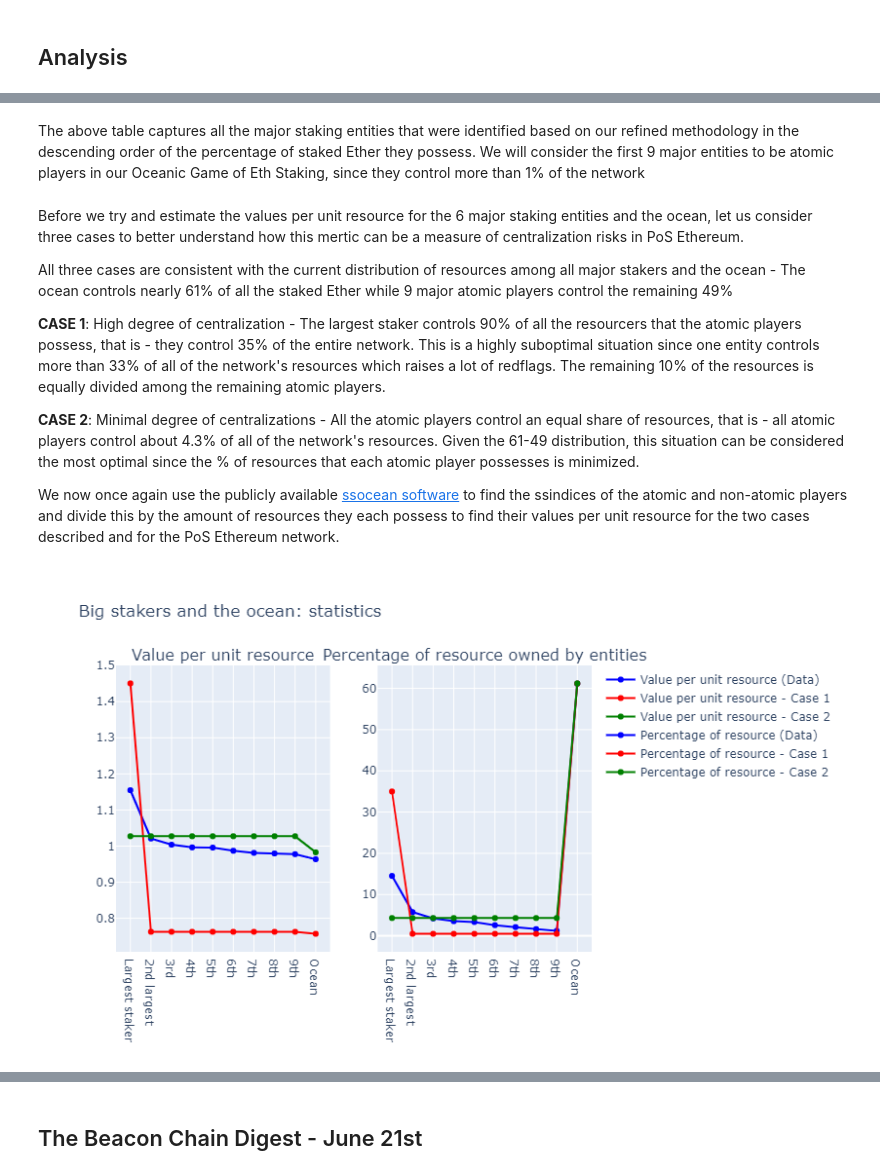
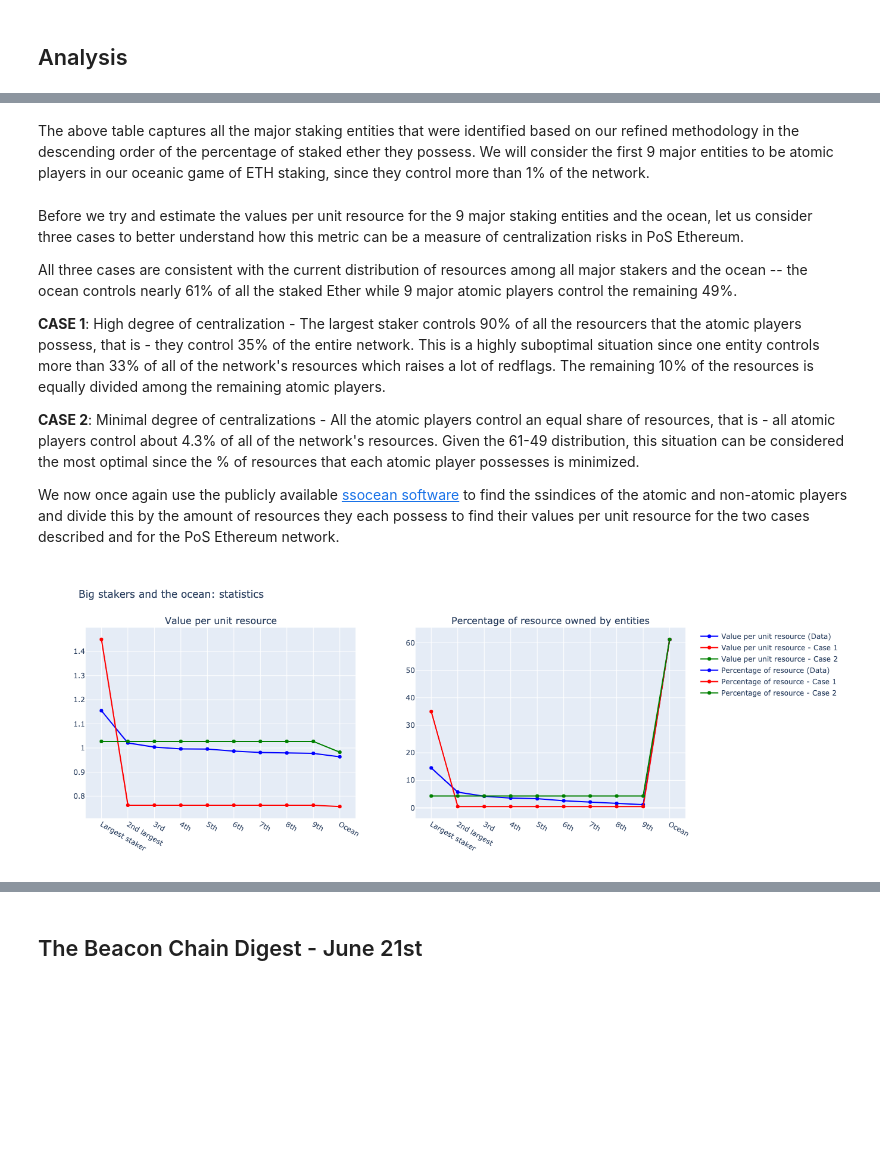
Before and after one commit to SHSR2001/beacondigest, a Jupyter notebook: notebooks/2021/06/21/oceanic2.ipynb, the cells around one changed output, grey strips where cells are left out. Drawn from its saved outputs; the diff is of its cells as text; code cells hidden in the pictures; blank space fills up the shorter version.

Commit message:
Review oceanic 2

```diff
--- a/notebooks/2021/06/21/oceanic2.ipynb
+++ b/notebooks/2021/06/21/oceanic2.ipynb
@@ -75,9 +76,9 @@ df1.sort_values('percentage_stake',ascending=False)
 # %% [markdown]
-The above table captures all the major staking entities that were identified based on our refined methodology in the descending order of the percentage of staked Ether they possess. We will consider the first 9 major entities to be atomic players in our Oceanic Game of Eth Staking, since they control more than 1% of the network
+The above table captures all the major staking entities that were identified based on our refined methodology in the descending order of the percentage of staked ether they possess. We will consider the first 9 major entities to be atomic players in our oceanic game of ETH staking, since they control more than 1% of the network.
 # %% [markdown]
-Before we try and estimate the values per unit resource for the 6 major staking entities and the ocean, let us consider three cases to better understand how this mertic can be a measure of centralization risks in PoS Ethereum.
+Before we try and estimate the values per unit resource for the 9 major staking entities and the ocean, let us consider three cases to better understand how this metric can be a measure of centralization risks in PoS Ethereum.
 
-All three cases are consistent with the current distribution of resources among all major stakers and the ocean - The ocean controls nearly 61% of all the staked Ether while 9 major atomic players control the remaining 49%
+All three cases are consistent with the current distribution of resources among all major stakers and the ocean -- the ocean controls nearly 61% of all the staked Ether while 9 major atomic players control the remaining 49%.
 
 **CASE 1**: High degree of centralization - The largest staker controls 90% of all the resourcers that the atomic players possess, that is - they control 35% of the entire network. This is a highly suboptimal situation since one entity controls more than 33% of all of the network's resources which raises a lot of redflags. The remaining 10% of the resources is equally divided among the remaining atomic players.
 
@@ -107,9 +108,6 @@ for i in range(10):
 
 x_axis = [1,2,3,4,5,6,7,8,9,10]
 # %%
-from plotly.subplots import make_subplots
-import plotly.graph_objects as go
-
 fig = make_subplots(
     rows=1, cols=2,
     subplot_titles=["Value per unit resource", "Percentage of resource owned by entities"]
@@ -136,33 +134,33 @@ fig.add_trace(
     row=1, col=2
 )
 
 
 fig.add_trace(
     go.Scatter(x=x_axis, y=[r * 100 for r in resource_percentage_1], name="Percentage of resource - Case 1", marker = dict(color = "red")),
     row=1, col=2
 )
 
 
 fig.add_trace(
     go.Scatter(x=x_axis, y=[r * 100 for r in resource_percentage_2], name="Percentage of resource - Case 2",  marker = dict(color = "green")),
     row=1, col=2
 )
 
 
 fig.update_layout(
     height=500,
-    width=1000,
+    width=875,
     title_text="Big stakers and the ocean: statistics"
 )
 fig.update_xaxes(
     row=1, col=1,
     tickmode="array", tickvals=np.arange(1,11), ticktext=["Largest staker", "2nd largest", "3rd", "4th", "5th", "6th", "7th", "8th", "9th", "Ocean"]
 )
 fig.update_xaxes(
     row=1, col=2,
     tickmode="array", tickvals=np.arange(1,11), ticktext=["Largest staker", "2nd largest", "3rd", "4th", "5th", "6th", "7th", "8th", "9th", "Ocean"]
 )
 fig.show()
 # %% [output]
-[figure, old version]
+[figure, new version]
 # %% [markdown]
```
Also changed, not shown: parts of 48 cells of this notebook, 3 other files.
